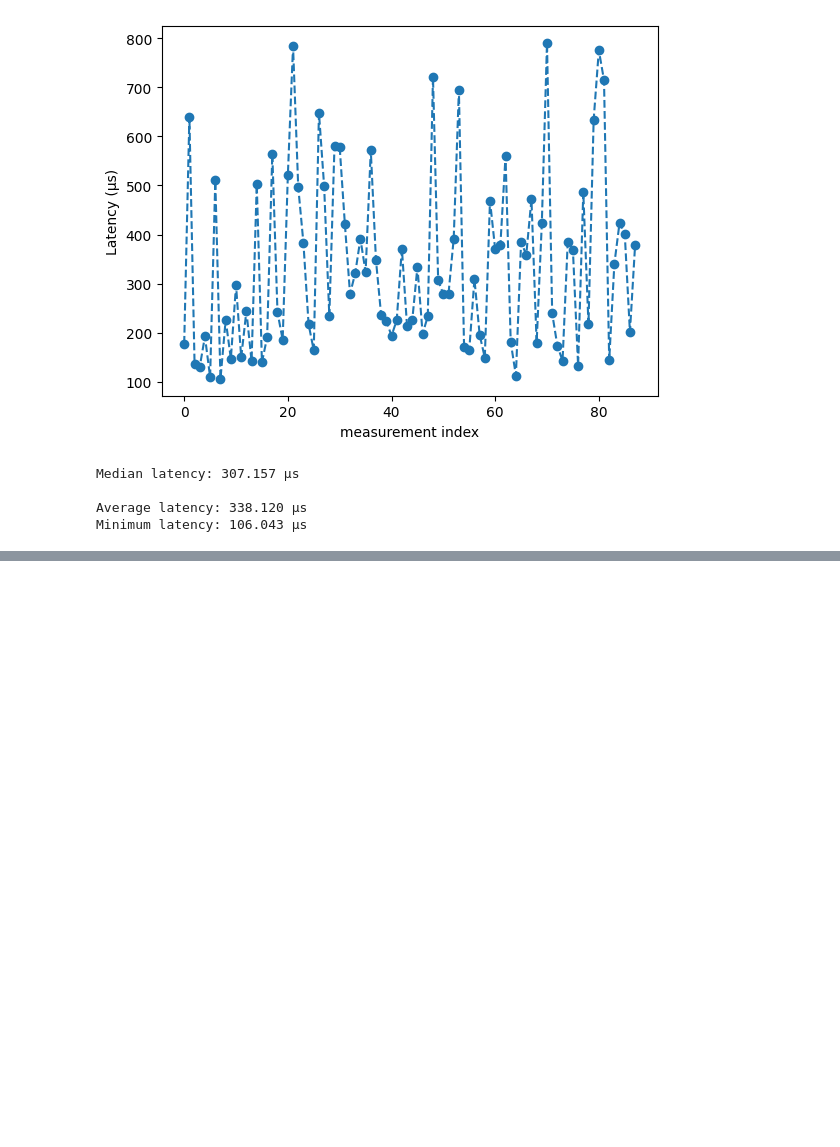
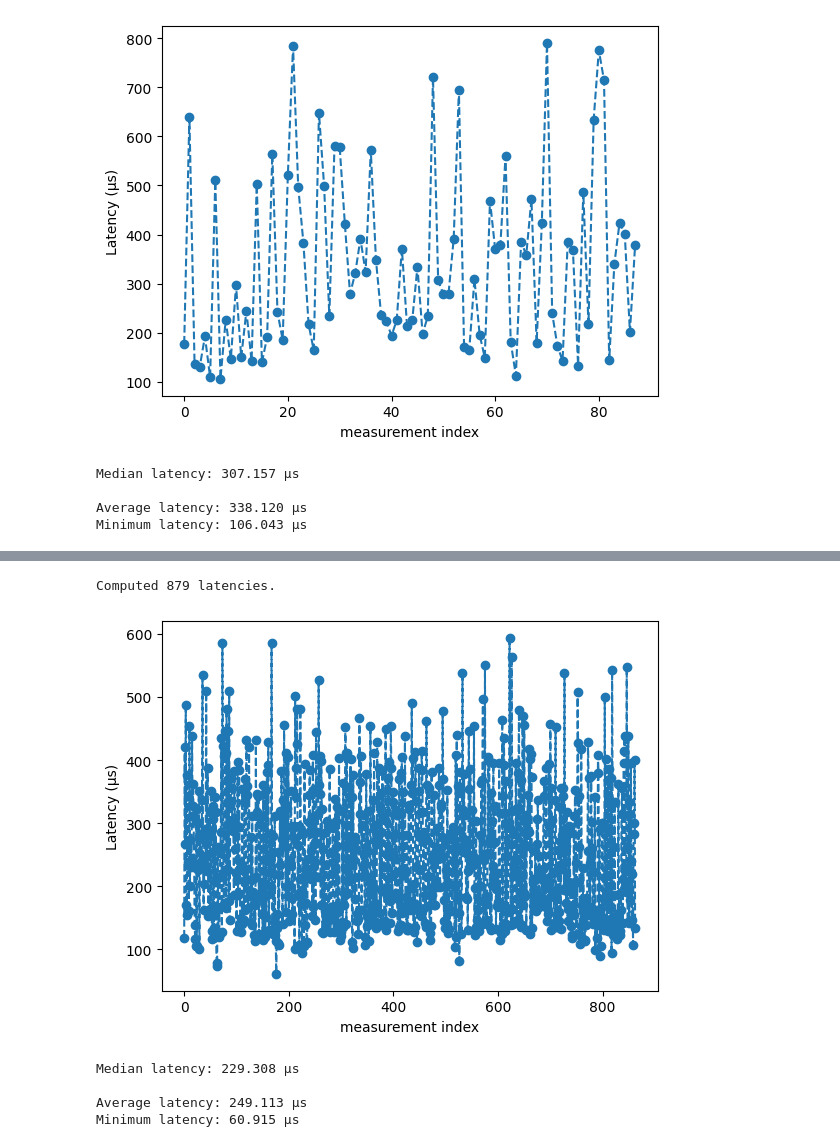
Before and after one commit to gespel/XenoFlow, a Jupyter notebook: experiments/entry_latency/entry_latency.ipynb, the cells around one changed output, grey strips where cells are left out. Drawn from its saved outputs; the diff is of its cells as text; code cells hidden in the pictures; blank space fills up the shorter version.

```diff
--- a/experiments/entry_latency/entry_latency.ipynb
+++ b/experiments/entry_latency/entry_latency.ipynb
@@ -133,0 +152,9 @@ Minimum latency: 106.043 μs
+# %%
+analyse_experiment("measurements/packets8.pcap", "measurements/entries8.txt")
+# %% [output]
+Computed 879 latencies.
+[figure, added]
+Median latency: 229.308 μs
+
+Average latency: 249.113 μs
+Minimum latency: 60.915 μs
```
Also changed, not shown: parts of 4 cells of this notebook.
